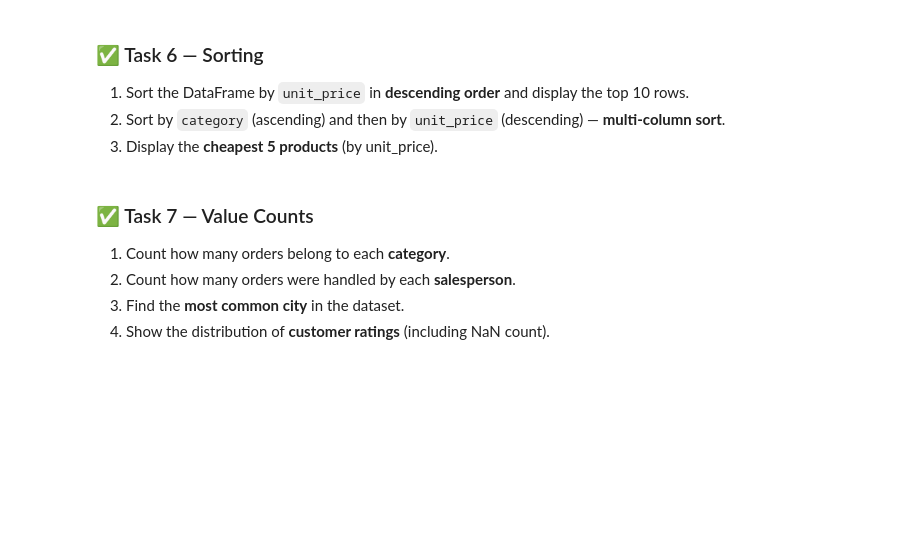
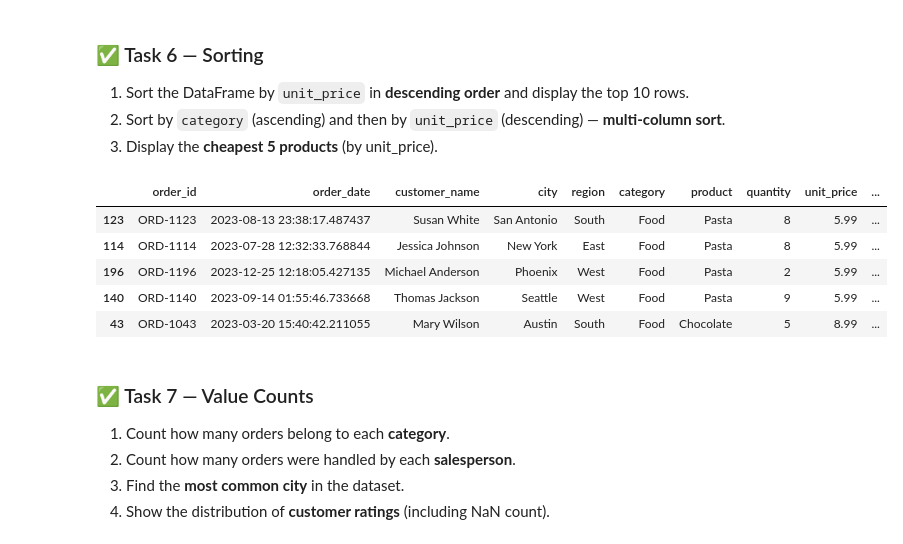
Before and after one commit to Jarvish1xyz/Sem-5, a Jupyter notebook: ML/Lab2 EMPTY.ipynb, the cells around one changed output. Drawn from its saved outputs; the diff is of its cells as text; code cells hidden in the pictures; blank space fills up the shorter version.

```diff
--- a/ML/Lab2 EMPTY.ipynb
+++ b/ML/Lab2 EMPTY.ipynb
@@ -344,6 +377,17 @@ Filter and display:
 1. Sort the DataFrame by `unit_price` in **descending order** and display the top 10 rows.
 2. Sort by `category` (ascending) and then by `unit_price` (descending) — **multi-column sort**.
 3. Display the **cheapest 5 products** (by unit_price).
+# %%
+df.sort_values(by='unit_price', ascending=False).head(10)
+df.sort_values(by=['category','unit_price'], ascending=[True, False])
+df.sort_values(by='unit_price').head(5)
+# %% [output]
+|  | order_id | order_date | customer_name | city | region | category | product | quantity | unit_price | ... |
+| 123 | ORD-1123 | 2023-08-13 23:38:17.487437 | Susan White | San Antonio | South | Food | Pasta | 8 | 5.99 | ... |
+| 114 | ORD-1114 | 2023-07-28 12:32:33.768844 | Jessica Johnson | New York | East | Food | Pasta | 8 | 5.99 | ... |
+| 196 | ORD-1196 | 2023-12-25 12:18:05.427135 | Michael Anderson | Phoenix | West | Food | Pasta | 2 | 5.99 | ... |
+| 140 | ORD-1140 | 2023-09-14 01:55:46.733668 | Thomas Jackson | Seattle | West | Food | Pasta | 9 | 5.99 | ... |
+| 43 | ORD-1043 | 2023-03-20 15:40:42.211055 | Mary Wilson | Austin | South | Food | Chocolate | 5 | 8.99 | ... |
 # %% [markdown]
 ### ✅ Task 7 — Value Counts
 1. Count how many orders belong to each **category**.
```
Also changed, not shown: parts of 7 cells of this notebook.
